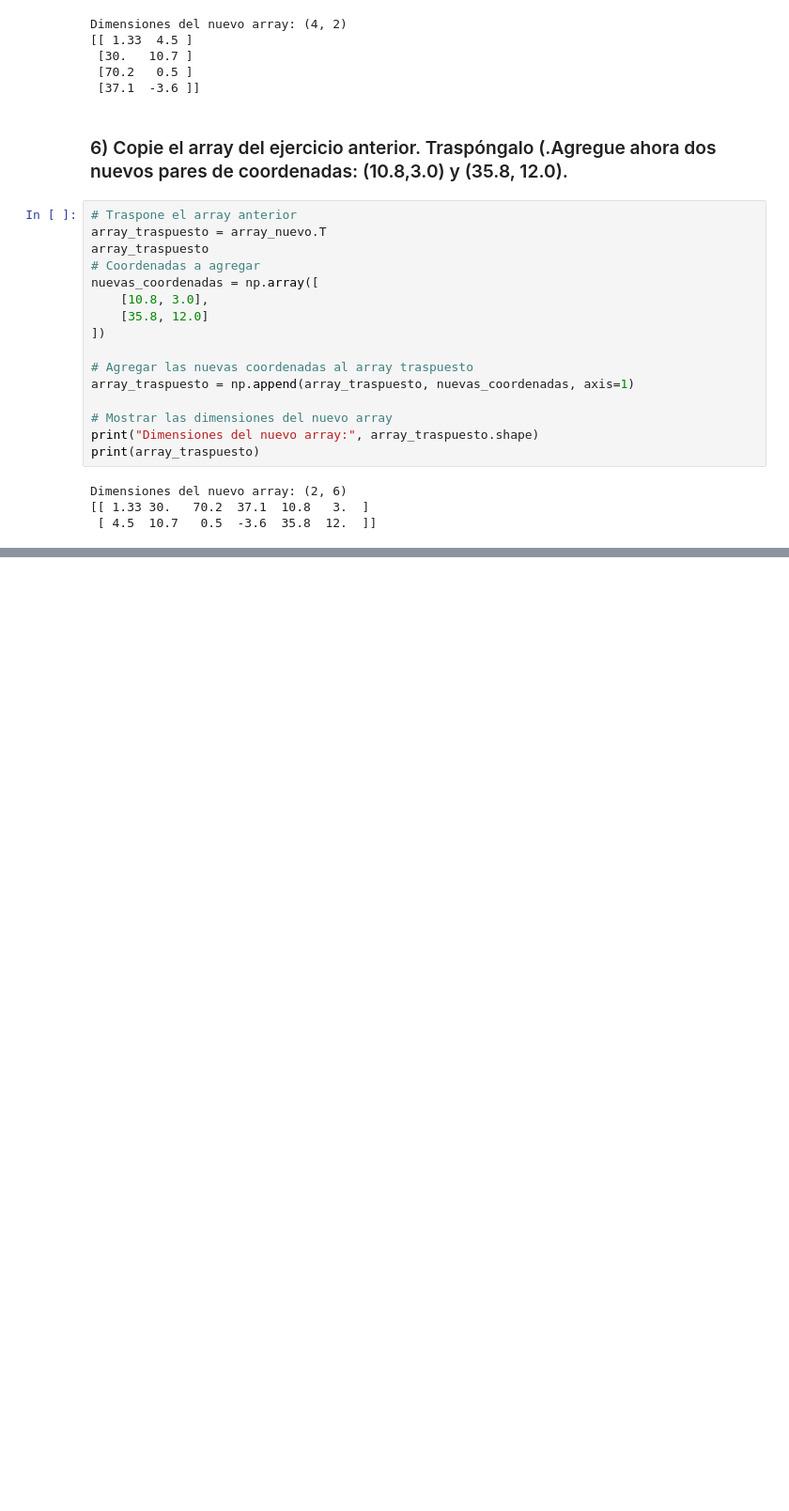
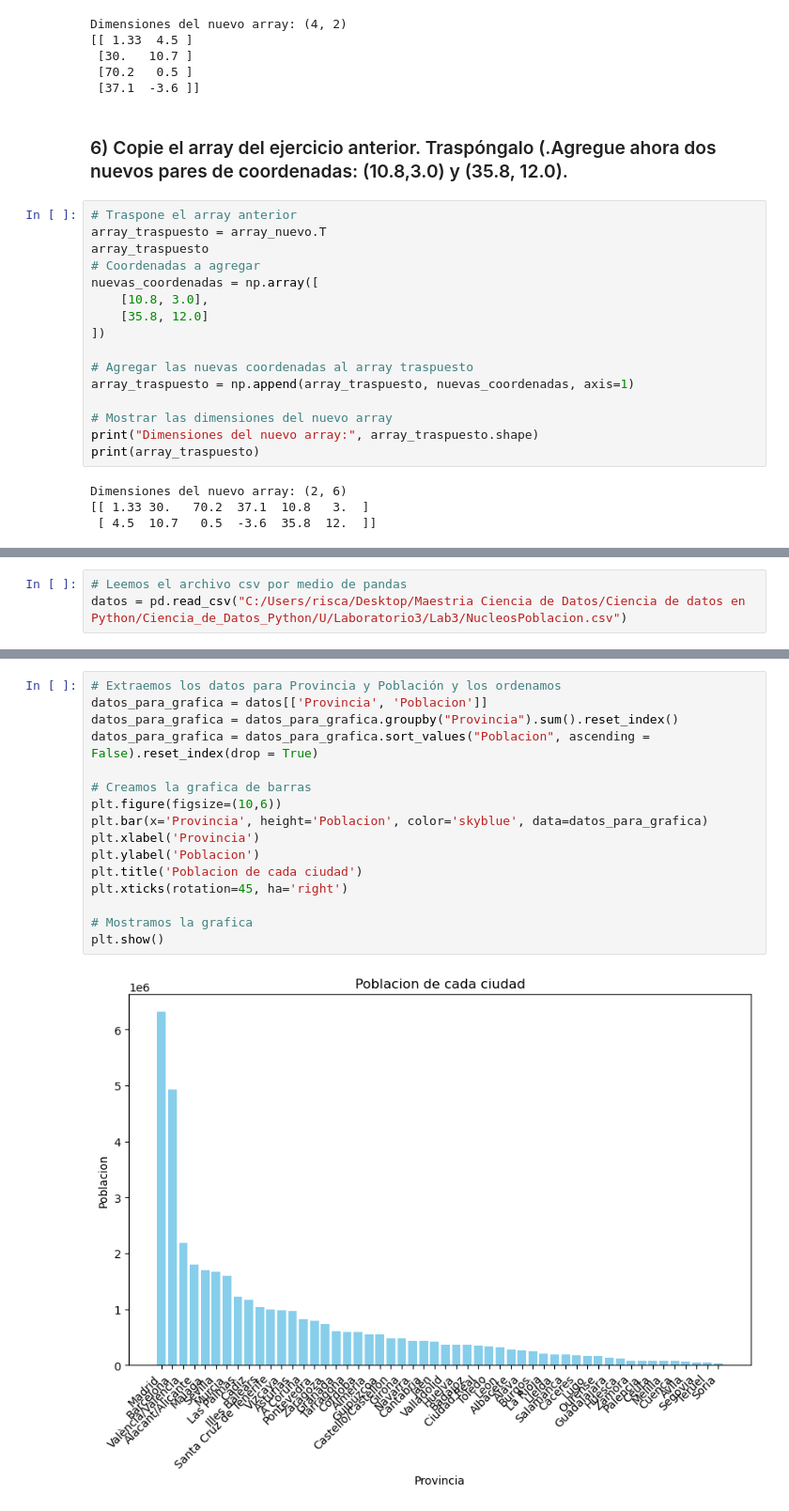
Before and after one commit to CarlosRisch/Laboratorio3_Numpy_y_Pandas, a Jupyter notebook: 12002224_Laboratorio3_Numpy_y_Pandas.ipynb, the cells around one changed output, grey strips where cells are left out. Shown: that part at 94% size. Cells and saved outputs as stored; diff of their text form; blank space fills up the shorter version.

Commit message:
Ejercicio de la parte II del laboratorio 3

```diff
--- a/12002224_Laboratorio3_Numpy_y_Pandas.ipynb
+++ b/12002224_Laboratorio3_Numpy_y_Pandas.ipynb
@@ -273,0 +315,3 @@ Dimensiones del nuevo array: (2, 6)
+# %%
+# Leemos el archivo csv por medio de pandas
+datos = pd.read_csv("C:/Users/risca/Desktop/Maestria Ciencia de Datos/Ciencia de datos en Python/Ciencia_de_Datos_Python/U/Laboratorio3/Lab3/NucleosPoblacion.csv")
@@ -273,0 +352,18 @@ Dimensiones del nuevo array: (2, 6)
+# %%
+# Extraemos los datos para Provincia y Población y los ordenamos
+datos_para_grafica = datos[['Provincia', 'Poblacion']]
+datos_para_grafica = datos_para_grafica.groupby("Provincia").sum().reset_index()
+datos_para_grafica = datos_para_grafica.sort_values("Poblacion", ascending = False).reset_index(drop = True)
+
+# Creamos la grafica de barras
+plt.figure(figsize=(10,6))
+plt.bar(x='Provincia', height='Poblacion', color='skyblue', data=datos_para_grafica)
+plt.xlabel('Provincia')
+plt.ylabel('Poblacion')
+plt.title('Poblacion de cada ciudad')
+plt.xticks(rotation=45, ha='right')
+
+# Mostramos la grafica
+plt.show()
+# %% [output]
+[figure, added]
```
Also changed, not shown: parts of 23 cells of this notebook.
